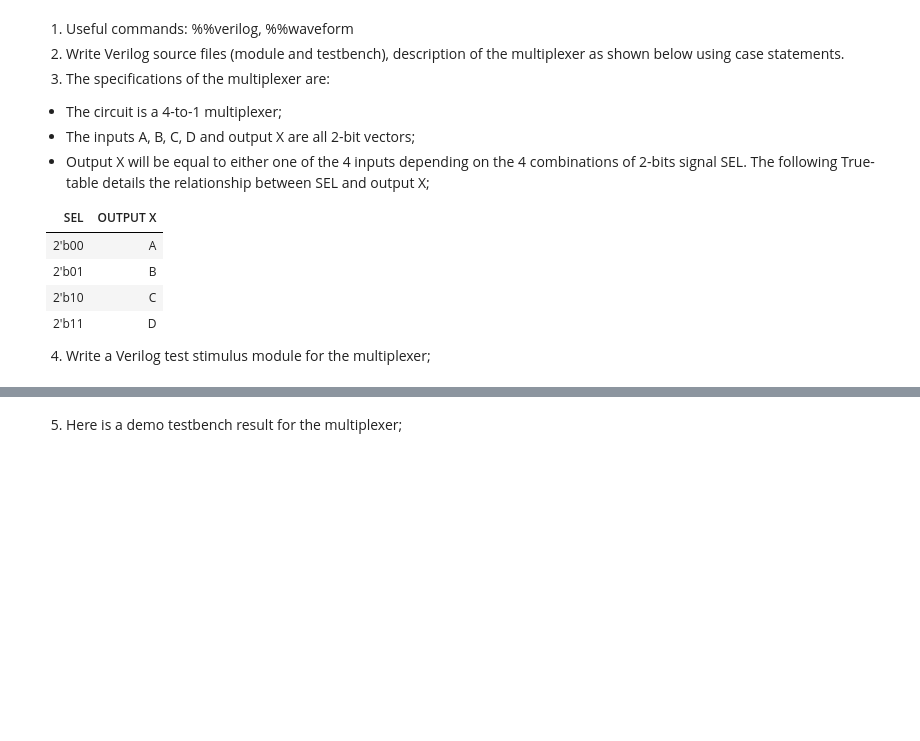
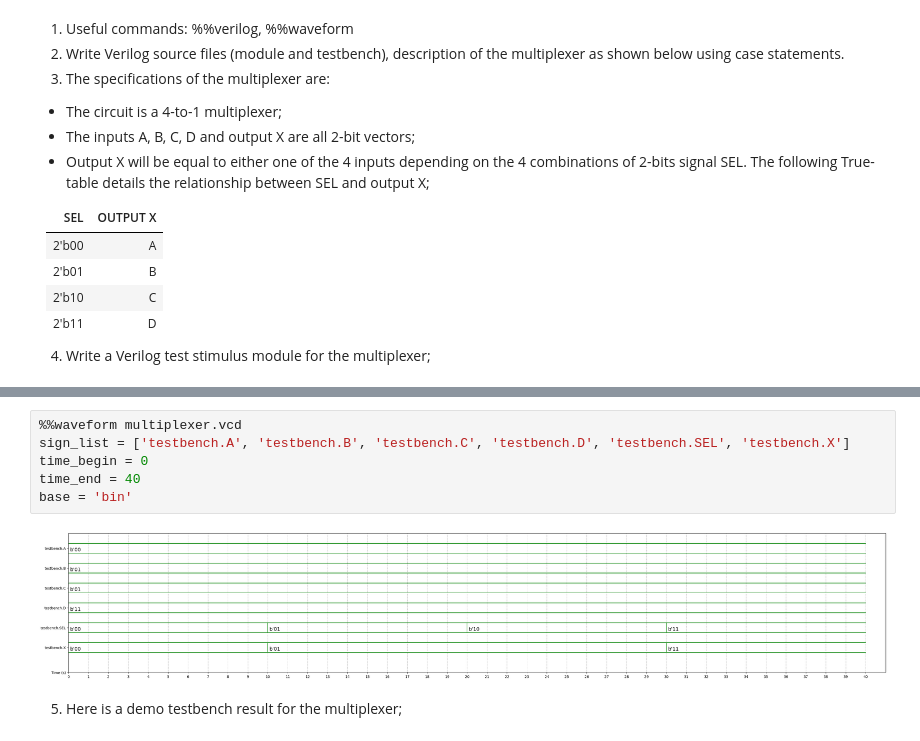
Before and after one commit to MattWong-ca/30110-digital-systems-lab, a Jupyter notebook: verilog-git-homework.ipynb, the cells around one changed output, grey strips where cells are left out. Drawn from its saved outputs; the diff is of its cells as text; blank space fills up the shorter version.

```diff
--- a/verilog-git-homework.ipynb
+++ b/verilog-git-homework.ipynb
@@ -148,3 +208,11 @@ endmodule
+# %%
+%%waveform multiplexer.vcd
+sign_list = ['testbench.A', 'testbench.B', 'testbench.C', 'testbench.D', 'testbench.SEL', 'testbench.X']
+time_begin = 0
+time_end = 40
+base = 'bin'
+# %% [output]
+[figure, added]
 # %% [markdown]
 5. Here is a demo testbench result for the multiplexer;
 # %% [markdown]
```
Also changed, not shown: parts of 2 cells of this notebook.
